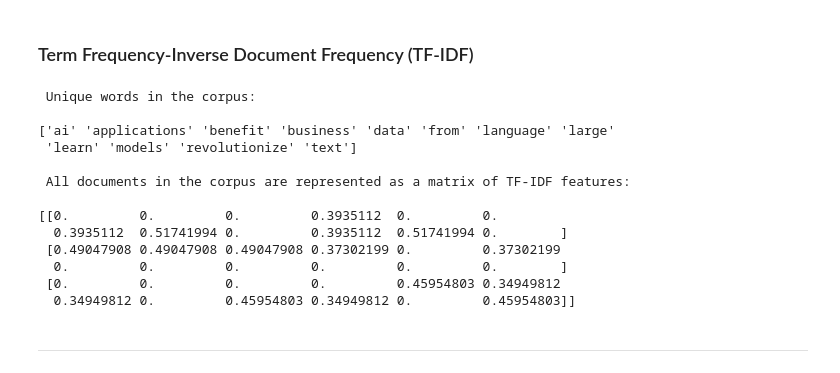
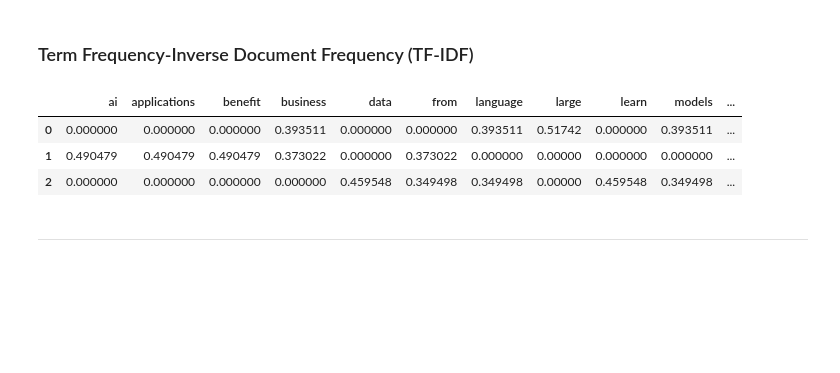
Before and after one commit to msfasha/307307-BI-Methods, a Jupyter notebook: 20242-NLP-LLM/lecture notes/Part 1 - Introduction to NLP/1-introduction_to_nlp.ipynb, the cells around one changed output. Saved outputs shown, nothing was run; the diff lists cells and outputs as text; code cells hidden in the pictures; blank space fills up the shorter version.

```diff
--- a/20242-NLP-LLM/lecture notes/Part 1 - Introduction to NLP/1-introduction_to_nlp.ipynb
+++ b/20242-NLP-LLM/lecture notes/Part 1 - Introduction to NLP/1-introduction_to_nlp.ipynb
@@ -150,33 +153,21 @@ df
 # %%
 from sklearn.feature_extraction.text import TfidfVectorizer
 
 tfidf_vectorizer = TfidfVectorizer()
 
 # Transform the corpus into a document-term matrix
 # Each row represents a document in the corpus
 # Each column represents a unique word in the corpus
 X_tfidf = tfidf_vectorizer.fit_transform(corpus)
 
-# Get the unique words in the corpus
-print("\n Unique words in the corpus:\n")
-print(tfidf_vectorizer.get_feature_names_out())
 
-print("\n All documents in the corpus are represented as a matrix of TF-IDF features:\n")
-print(X_tfidf.toarray())
+df = pd.DataFrame(X_tfidf.toarray(), columns=tfidf_vectorizer.get_feature_names_out())
+df
 # %% [output]
- Unique words in the corpus:
-
-['ai' 'applications' 'benefit' 'business' 'data' 'from' 'language' 'large'
- 'learn' 'models' 'revolutionize' 'text']
-
- All documents in the corpus are represented as a matrix of TF-IDF features:
-
-[[0.         0.         0.         0.3935112  0.         0.
-  0.3935112  0.51741994 0.         0.3935112  0.51741994 0.        ]
- [0.49047908 0.49047908 0.49047908 0.37302199 0.         0.37302199
-  0.         0.         0.         0.         0.         0.        ]
- [0.         0.         0.         0.         0.45954803 0.34949812
-  0.34949812 0.         0.45954803 0.34949812 0.         0.45954803]]
+|  | ai | applications | benefit | business | data | from | language | large | learn | models | ... |
+| 0 | 0.000000 | 0.000000 | 0.000000 | 0.393511 | 0.000000 | 0.000000 | 0.393511 | 0.51742 | 0.000000 | 0.393511 | ... |
+| 1 | 0.490479 | 0.490479 | 0.490479 | 0.373022 | 0.000000 | 0.373022 | 0.000000 | 0.00000 | 0.000000 | 0.000000 | ... |
+| 2 | 0.000000 | 0.000000 | 0.000000 | 0.000000 | 0.459548 | 0.349498 | 0.349498 | 0.00000 | 0.459548 | 0.349498 | ... |
 # %% [markdown]
 ---
 # %% [markdown]
```
Also changed, not shown: parts of 32 cells of this notebook, 2 other files.
